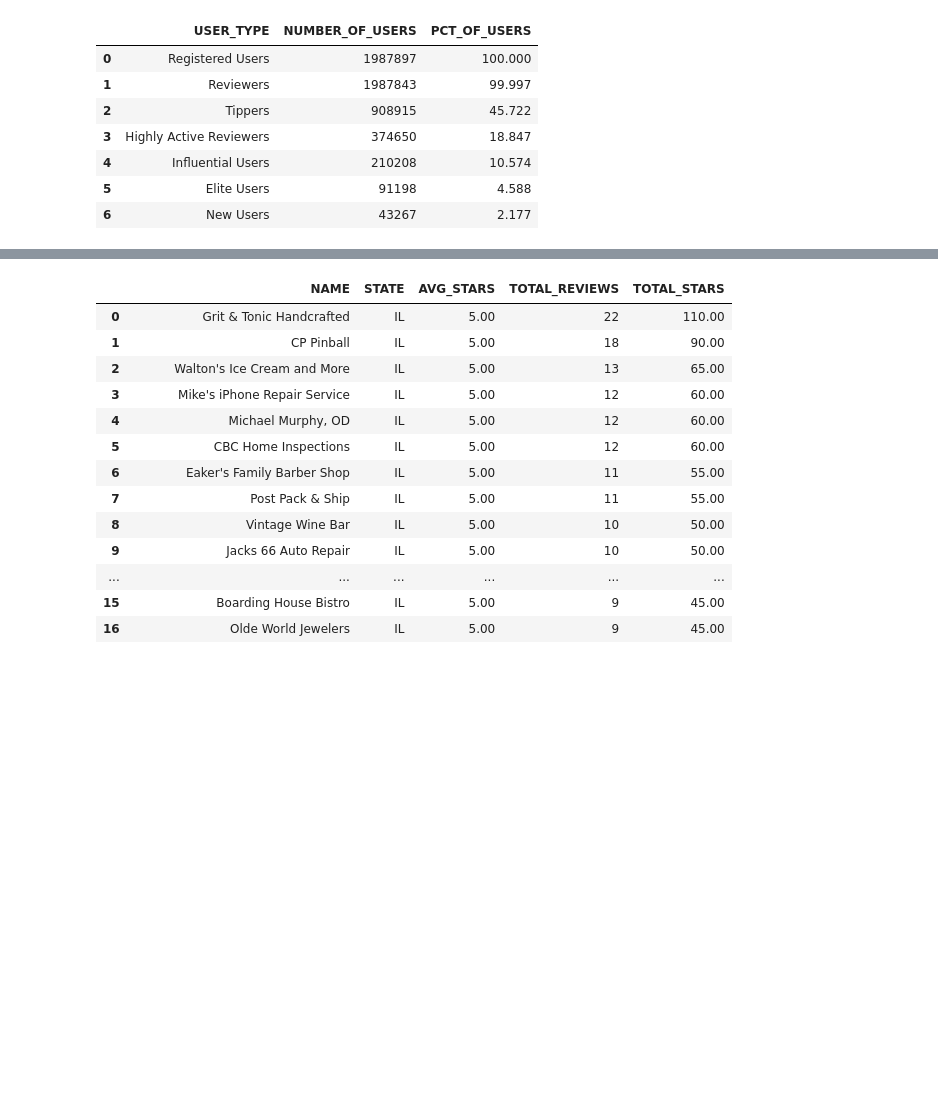
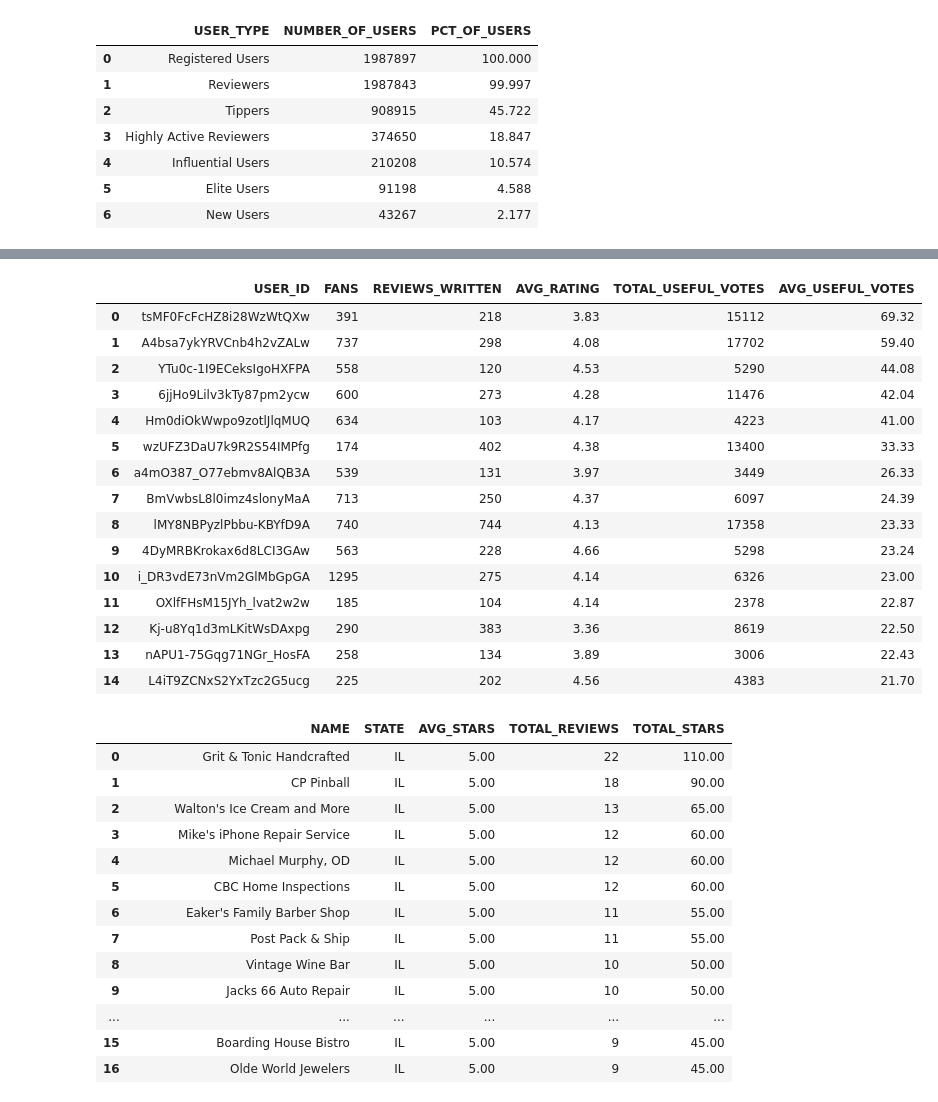
Before and after one commit to KeeganDavis/data-projects, a Jupyter notebook: yelp-reviews/notebooks/sql_queries.ipynb, the cells around one changed output, grey strips where cells are left out. Saved outputs shown, nothing was run; the diff lists cells and outputs as text; code cells hidden in the pictures; blank space fills up the shorter version.

```diff
--- a/yelp-reviews/notebooks/sql_queries.ipynb
+++ b/yelp-reviews/notebooks/sql_queries.ipynb
@@ -1073,3 +1109,40 @@ fig.show()
+# %%
+# Users with the most useful votes per review (min 100 reviews)
+df = cur.execute('''
+                SELECT
+                    yu.user_id,
+                    yu.fans,
+                    COUNT(yr.review_id) AS reviews_written,
+                    ROUND(AVG(yr.stars), 2) AS avg_rating,
+                    SUM(yr.useful_votes) AS total_useful_votes,
+                    ROUND(AVG(yr.useful_votes), 2) AS avg_useful_votes
+                FROM yelp_users yu
+                JOIN yelp_reviews yr
+                    ON yu.user_id = yr.user_id
+                GROUP BY yu.user_id, yu.fans
+                HAVING COUNT(yr.review_id) >= 100
+                ORDER BY ROUND(AVG(yr.useful_votes), 2) DESC
+                LIMIT 15;
+                 ''').fetch_pandas_all()
+
+display(df)
+# %% [output]
+|  | USER_ID | FANS | REVIEWS_WRITTEN | AVG_RATING | TOTAL_USEFUL_VOTES | AVG_USEFUL_VOTES |
+| 0 | tsMF0FcFcHZ8i28WzWtQXw | 391 | 218 | 3.83 | 15112 | 69.32 |
+| 1 | A4bsa7ykYRVCnb4h2vZALw | 737 | 298 | 4.08 | 17702 | 59.40 |
+| 2 | YTu0c-1I9ECeksIgoHXFPA | 558 | 120 | 4.53 | 5290 | 44.08 |
+| 3 | 6jjHo9Lilv3kTy87pm2ycw | 600 | 273 | 4.28 | 11476 | 42.04 |
+| 4 | Hm0diOkWwpo9zotlJlqMUQ | 634 | 103 | 4.17 | 4223 | 41.00 |
+| 5 | wzUFZ3DaU7k9R2S54IMPfg | 174 | 402 | 4.38 | 13400 | 33.33 |
+| 6 | a4mO387_O77ebmv8AlQB3A | 539 | 131 | 3.97 | 3449 | 26.33 |
+| 7 | BmVwbsL8l0imz4slonyMaA | 713 | 250 | 4.37 | 6097 | 24.39 |
+| 8 | lMY8NBPyzlPbbu-KBYfD9A | 740 | 744 | 4.13 | 17358 | 23.33 |
+| 9 | 4DyMRBKrokax6d8LCI3GAw | 563 | 228 | 4.66 | 5298 | 23.24 |
+| 10 | i_DR3vdE73nVm2GlMbGpGA | 1295 | 275 | 4.14 | 6326 | 23.00 |
+| 11 | OXlfFHsM15JYh_lvat2w2w | 185 | 104 | 4.14 | 2378 | 22.87 |
+| 12 | Kj-u8Yq1d3mLKitWsDAxpg | 290 | 383 | 3.36 | 8619 | 22.50 |
+| 13 | nAPU1-75Gqg71NGr_HosFA | 258 | 134 | 3.89 | 3006 | 22.43 |
+| 14 | L4iT9ZCNxS2YxTzc2G5ucg | 225 | 202 | 4.56 | 4383 | 21.70 |
 # %%
 # Highest rated businesses for the selected state by average stars and total stars
 df = cur.execute('''
```
Also changed, not shown: parts of 1 cell of this notebook.
